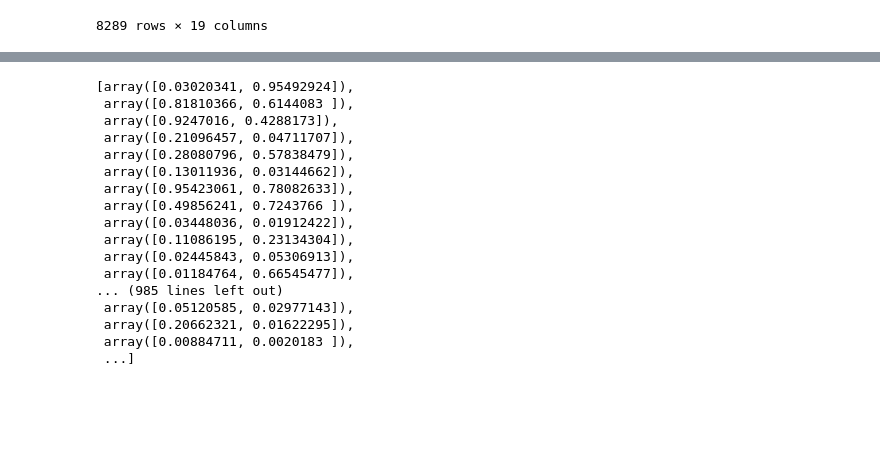
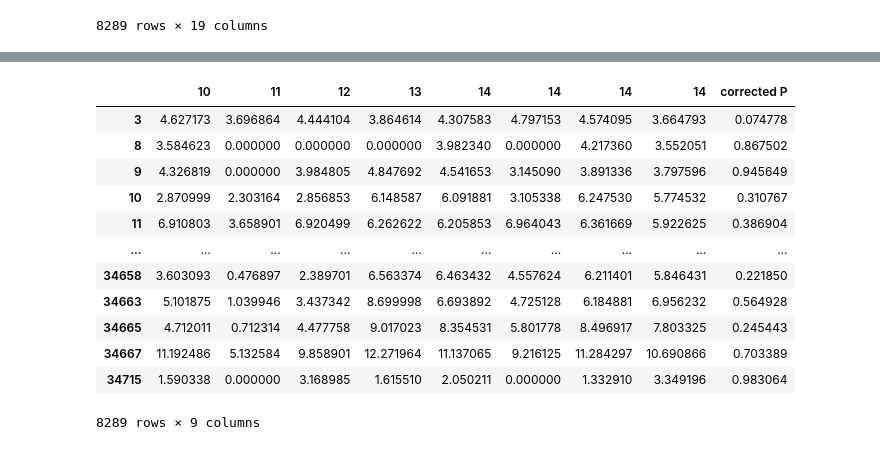
Before and after one commit to Andymao1998/qbb2021-answers, a Jupyter notebook: week9_hw/Week9_HW.ipynb, the cells around one changed output, grey strips where cells are left out. Saved outputs shown, nothing was run; the diff lists cells and outputs as text; code cells hidden in the pictures; blank space fills up the shorter version.

```diff
--- a/week9_hw/Week9_HW.ipynb
+++ b/week9_hw/Week9_HW.ipynb
@@ -152,0 +219,6 @@ FPKM_filter
+# %%
+FPKM_filter["Corrected_P"] = corrected_all
+FPKM_filter
+gene_list_all = FPKM_filter[FPKM_filter["Corrected_P"] < 0.05][["gene", "Corrected_P"]]
+gene_list_all["P_logTrans"] = -np.log10(gene_list_all["Corrected_P"])
+gene_list_all
@@ -184,23 +260,25 @@ for i in range(0, 8289):
     Y = np.array(male_FPKM.iloc[i])
     model = sm.OLS(Y, X).fit()
     pvalues_male.append(model.pvalues)
-# %%
-pvalues_male
-# %% [output]
-[array([0.03020341, 0.95492924]),
- array([0.81810366, 0.6144083 ]),
- array([0.9247016, 0.4288173]),
- array([0.21096457, 0.04711707]),
- array([0.28080796, 0.57838479]),
- array([0.13011936, 0.03144662]),
- array([0.95423061, 0.78082633]),
- array([0.49856241, 0.7243766 ]),
- array([0.03448036, 0.01912422]),
- array([0.11086195, 0.23134304]),
- array([0.02445843, 0.05306913]),
- array([0.01184764, 0.66545477]),
-... (985 lines left out)
- array([0.05120585, 0.02977143]),
- array([0.20662321, 0.01622295]),
- array([0.00884711, 0.0020183 ]),
- ...]
+# %%
+pvalues_M = []
+for i in range(0, len(pvalues_male)):
+    pvalues_M.append(pvalues_male[i][0])
+corrected_M = list(ss.multitest.fdrcorrection(np.array(pvalues_M))[1])
+# %%
+male_FPKM["corrected P"] = corrected_M
+male_FPKM
+# %% [output]
+|  | 10 | 11 | 12 | 13 | 14 | 14 | 14 | 14 | corrected P |
+| 3 | 4.627173 | 3.696864 | 4.444104 | 3.864614 | 4.307583 | 4.797153 | 4.574095 | 3.664793 | 0.074778 |
+| 8 | 3.584623 | 0.000000 | 0.000000 | 0.000000 | 3.982340 | 0.000000 | 4.217360 | 3.552051 | 0.867502 |
+| 9 | 4.326819 | 0.000000 | 3.984805 | 4.847692 | 4.541653 | 3.145090 | 3.891336 | 3.797596 | 0.945649 |
+| 10 | 2.870999 | 2.303164 | 2.856853 | 6.148587 | 6.091881 | 3.105338 | 6.247530 | 5.774532 | 0.310767 |
+| 11 | 6.910803 | 3.658901 | 6.920499 | 6.262622 | 6.205853 | 6.964043 | 6.361669 | 5.922625 | 0.386904 |
+| ... | ... | ... | ... | ... | ... | ... | ... | ... | ... |
+| 34658 | 3.603093 | 0.476897 | 2.389701 | 6.563374 | 6.463432 | 4.557624 | 6.211401 | 5.846431 | 0.221850 |
+| 34663 | 5.101875 | 1.039946 | 3.437342 | 8.699998 | 6.693892 | 4.725128 | 6.184881 | 6.956232 | 0.564928 |
+| 34665 | 4.712011 | 0.712314 | 4.477758 | 9.017023 | 8.354531 | 5.801778 | 8.496917 | 7.803325 | 0.245443 |
+| 34667 | 11.192486 | 5.132584 | 9.858901 | 12.271964 | 11.137065 | 9.216125 | 11.284297 | 10.690866 | 0.703389 |
+| 34715 | 1.590338 | 0.000000 | 3.168985 | 1.615510 | 2.050211 | 0.000000 | 1.332910 | 3.349196 | 0.983064 |
+8289 rows × 9 columns
```
Also changed, not shown: parts of 19 cells of this notebook.
